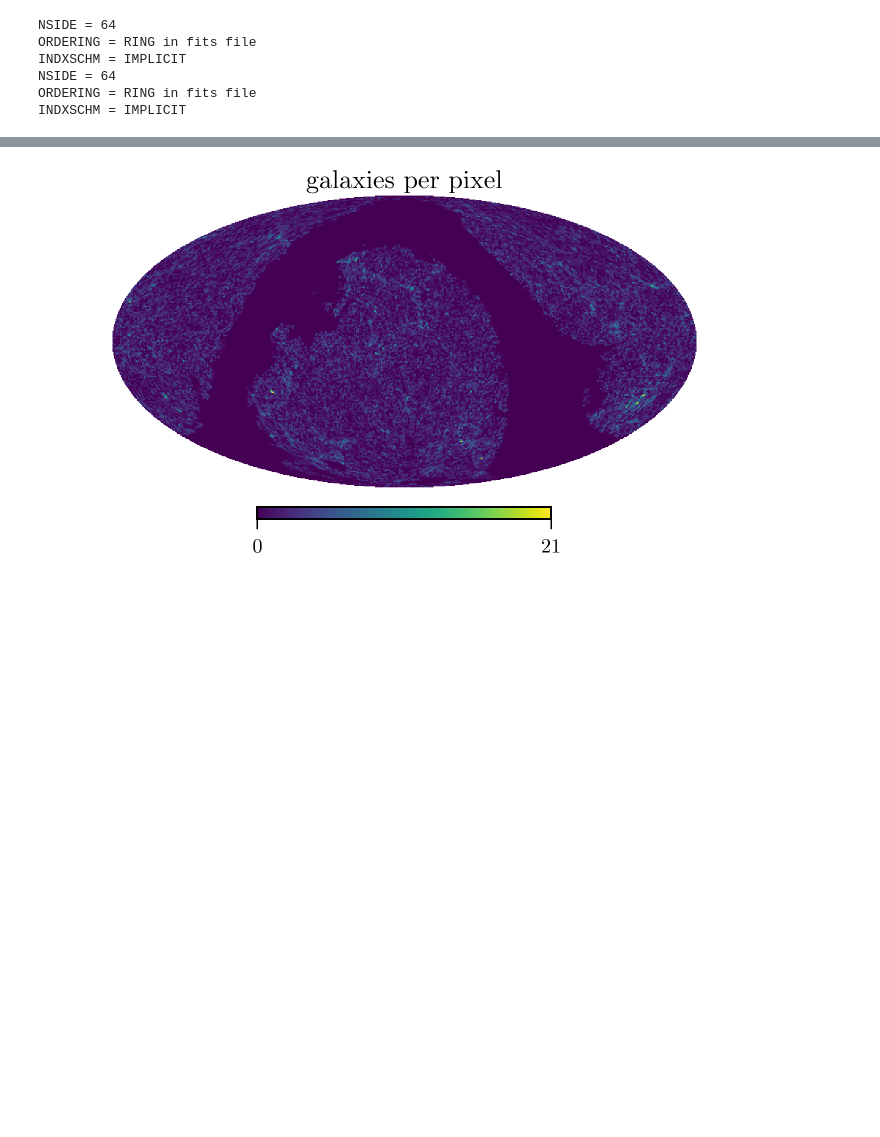
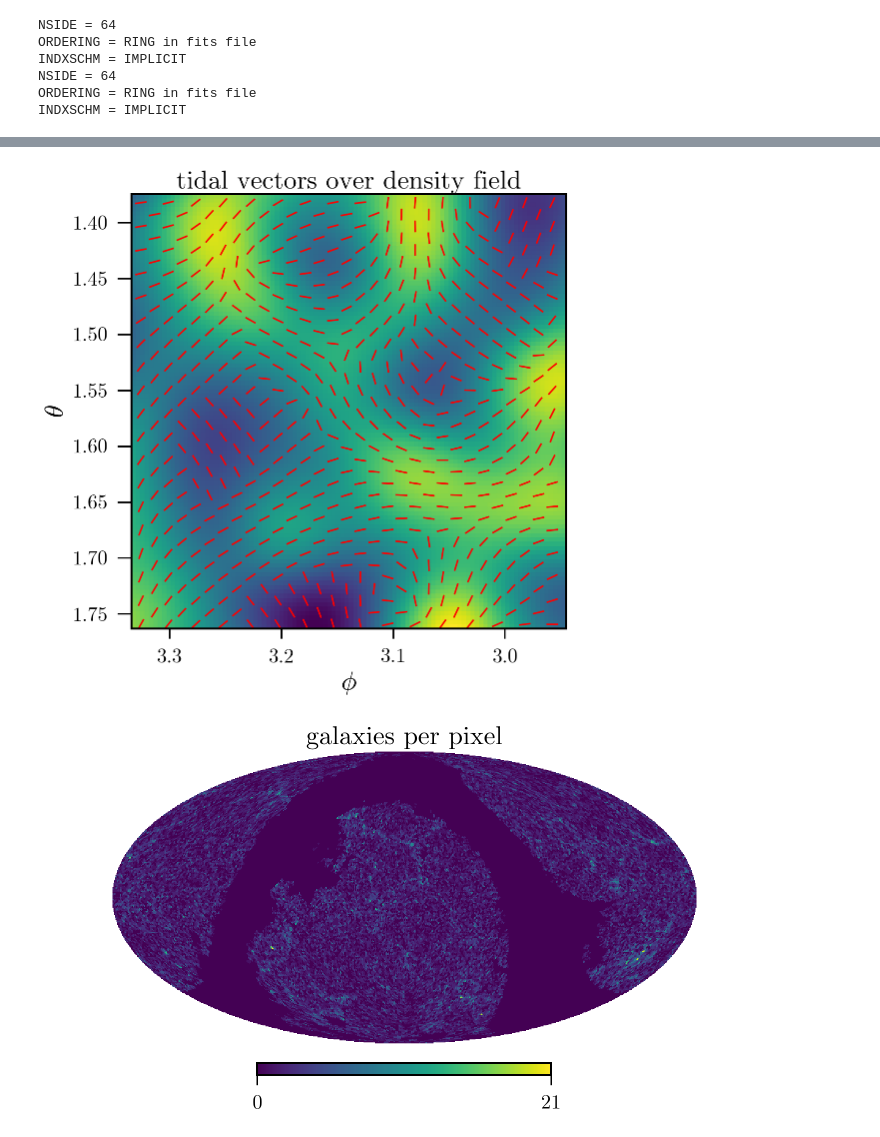
Before and after one commit to damonge/TidAl, a Jupyter notebook: notebooks/01.1. Unit Vectors.ipynb, the cells around one changed output, grey strips where cells are left out. Drawn from its saved outputs; the diff is of its cells as text; code cells hidden in the pictures; blank space fills up the shorter version.

```diff
--- a/notebooks/01.1. Unit Vectors.ipynb
+++ b/notebooks/01.1. Unit Vectors.ipynb
@@ -53,3 +105,41 @@ INDXSCHM = IMPLICIT
+# %%
+fig = plt.figure(figsize=(8,8))
+
+
+plt.imshow(smoothed_cutout.T,
+          extent=( np.min(ph_), np.max(ph_), np.max(th_), np.min(th_)) )
+plt.xlim( np.max(ph_), np.min(ph_) )
+
+plt.xlabel(r"$\phi$")
+plt.ylabel(r"$\theta$")
+
+
+width=np.pi / 8
+height=np.pi / 8
+center_phi=np.pi
+center_theta=np.pi/2
+
+
+# now add in the vector field of the principal vectors
+for i in range(npix):
+    th0, ph0 = th[i], ph[i]
+    if ((ph0 > center_phi - width/2) & (ph0 < center_phi + width/2) & \
+        (th0 > center_theta - height/2) & (th0 < center_theta + height/2)):
+        # plot vector
+        scaling = 100
+
+        vec = principal_eigenvectors[i,:]
+        dx, dy = vec[0] / scaling, vec[1] / scaling
+        plt.arrow( ph0 - dx/2, th0 - dy/2, dx, dy, lw=0.5, head_width=0, color="r" )
+
+
+plt.title("tidal vectors over density field")
+plt.plot([],[],"r-", label="t12 correction")
+# plt.legend(loc=(1.1,0.9))
+
+fig.savefig('../figures/tidal.png', transparent=False)
+# %% [output]
+[figure, added]
 # %%
 # check we are getting density right
 counts_per_pixel = np.zeros(npix)
```
Also changed, not shown: parts of 25 cells of this notebook, 1 other file.
